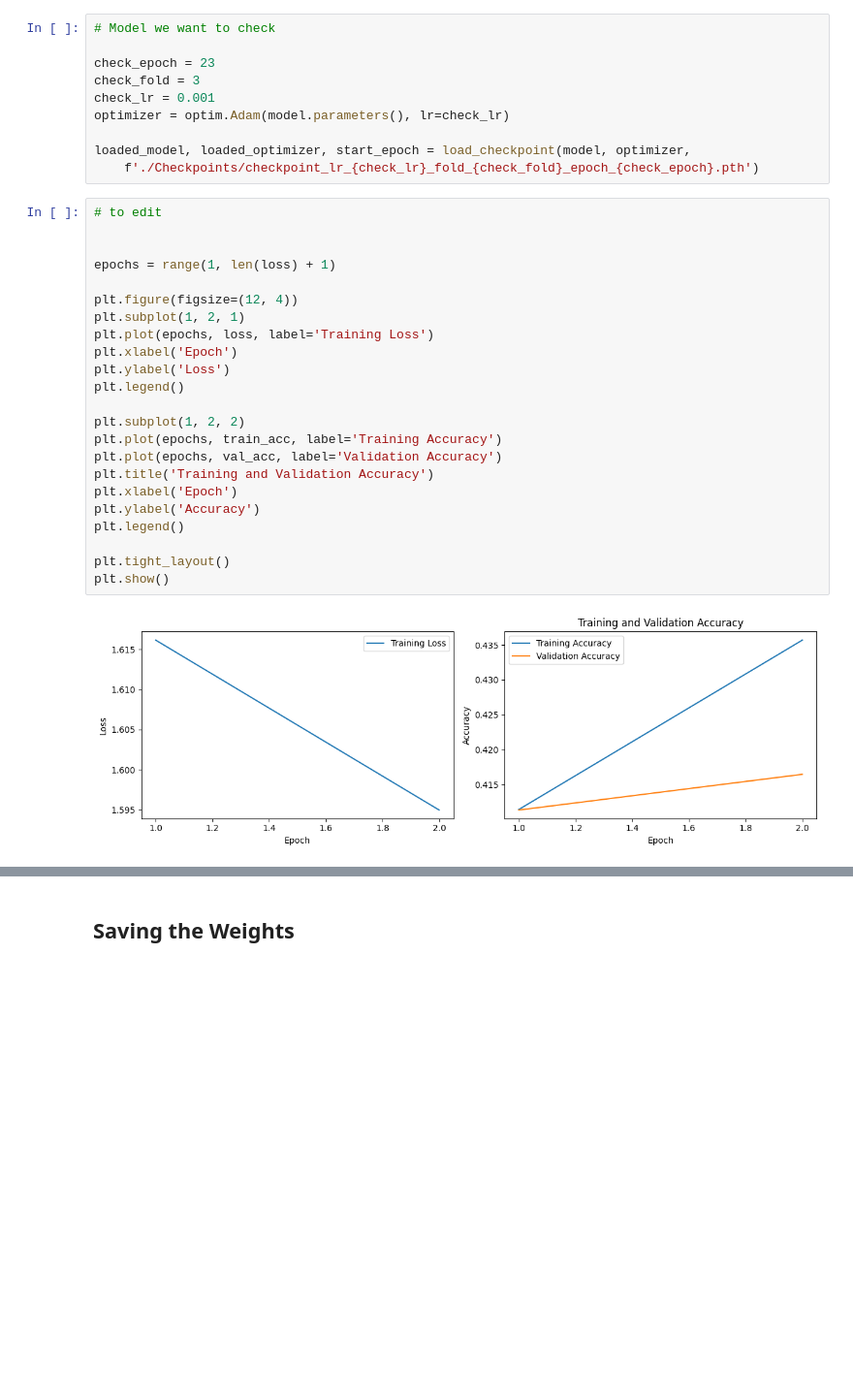
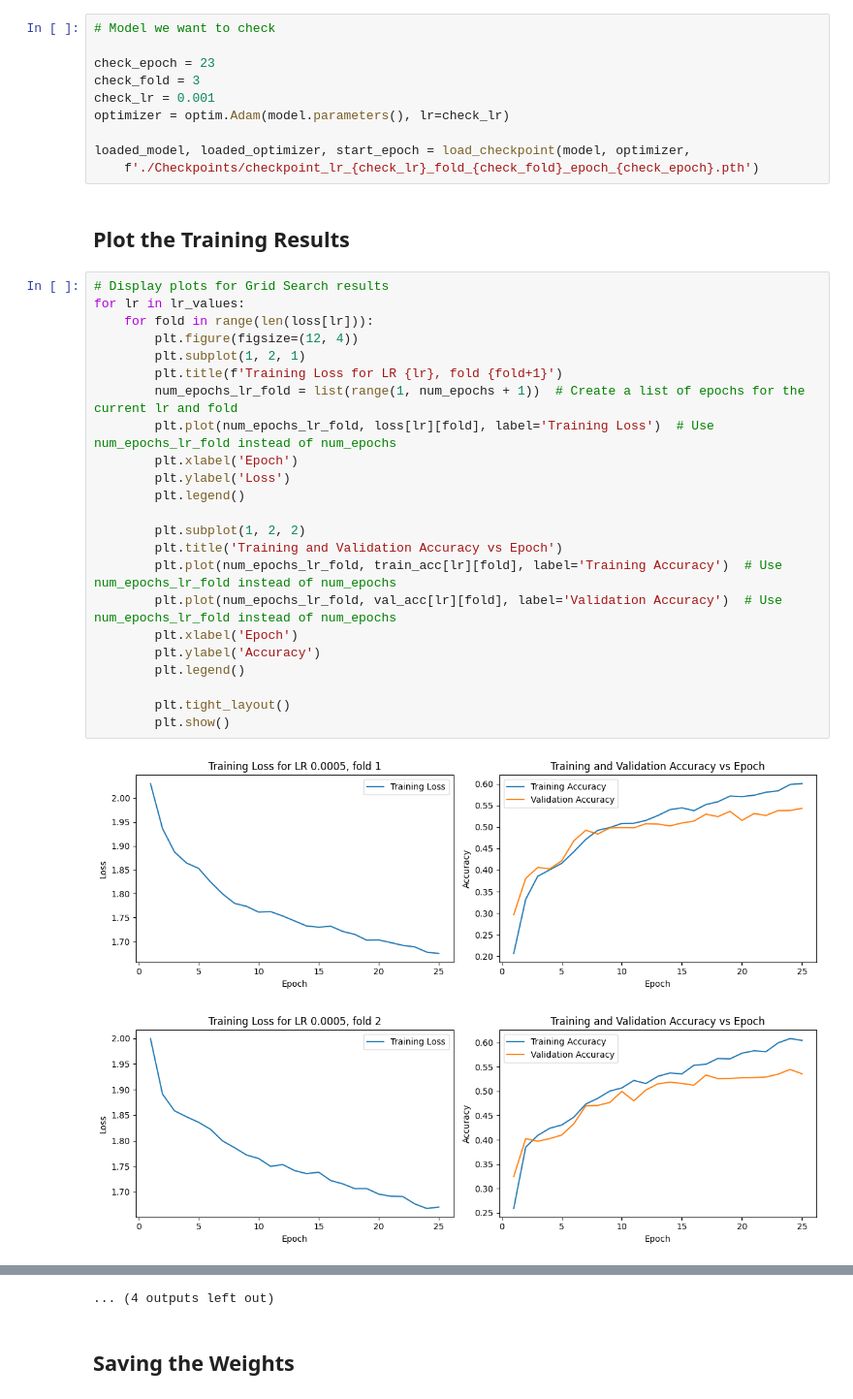
Before and after one commit to janelletam/emotion-classifier, a Jupyter notebook: Semi_final_codes.ipynb, the cells around one changed output, grey strips where cells are left out. Shown at 97% size. Saved outputs shown, nothing was run; the diff lists cells and outputs as text; blank space fills up the shorter version.

Commit message:
Fix training plots

```diff
--- a/Semi_final_codes.ipynb
+++ b/Semi_final_codes.ipynb
@@ -539,28 +539,31 @@ optimizer = optim.Adam(model.parameters(), lr=check_lr)
 
 loaded_model, loaded_optimizer, start_epoch = load_checkpoint(model, optimizer,
     f'./Checkpoints/checkpoint_lr_{check_lr}_fold_{check_fold}_epoch_{check_epoch}.pth')
+# %% [markdown]
+## Plot the Training Results
 # %%
-# to edit
+# Display plots for Grid Search results
+for lr in lr_values:
+    for fold in range(len(loss[lr])):
+        plt.figure(figsize=(12, 4))
+        plt.subplot(1, 2, 1)
+        plt.title(f'Training Loss for LR {lr}, fold {fold+1}')
+        num_epochs_lr_fold = list(range(1, num_epochs + 1))  # Create a list of epochs for the current lr and fold
+        plt.plot(num_epochs_lr_fold, loss[lr][fold], label='Training Loss')  # Use num_epochs_lr_fold instead of num_epochs
+        plt.xlabel('Epoch')
+        plt.ylabel('Loss')
+        plt.legend()
 
+        plt.subplot(1, 2, 2)
+        plt.title('Training and Validation Accuracy vs Epoch')
+        plt.plot(num_epochs_lr_fold, train_acc[lr][fold], label='Training Accuracy')  # Use num_epochs_lr_fold instead of num_epochs
+        plt.plot(num_epochs_lr_fold, val_acc[lr][fold], label='Validation Accuracy')  # Use num_epochs_lr_fold instead of num_epochs
+        plt.xlabel('Epoch')
+        plt.ylabel('Accuracy')
+        plt.legend()
 
-epochs = range(1, len(loss) + 1)
-
-plt.figure(figsize=(12, 4))
-plt.subplot(1, 2, 1)
-plt.plot(epochs, loss, label='Training Loss')
-plt.xlabel('Epoch')
-plt.ylabel('Loss')
-plt.legend()
-
-plt.subplot(1, 2, 2)
-plt.plot(epochs, train_acc, label='Training Accuracy')
-plt.plot(epochs, val_acc, label='Validation Accuracy')
-plt.title('Training and Validation Accuracy')
-plt.xlabel('Epoch')
-plt.ylabel('Accuracy')
-plt.legend()
-
-plt.tight_layout()
-plt.show()
+        plt.tight_layout()
+        plt.show()
 # %% [output]
-[figure, old version]
+[figure, new version]
+[figure, added]
@@ -567,3 +580,4 @@ plt.show()
+... (4 outputs left out)
 # %% [markdown]
 ## Saving the Weights
 # %%
```
Also changed, not shown: parts of 1 cell of this notebook.
